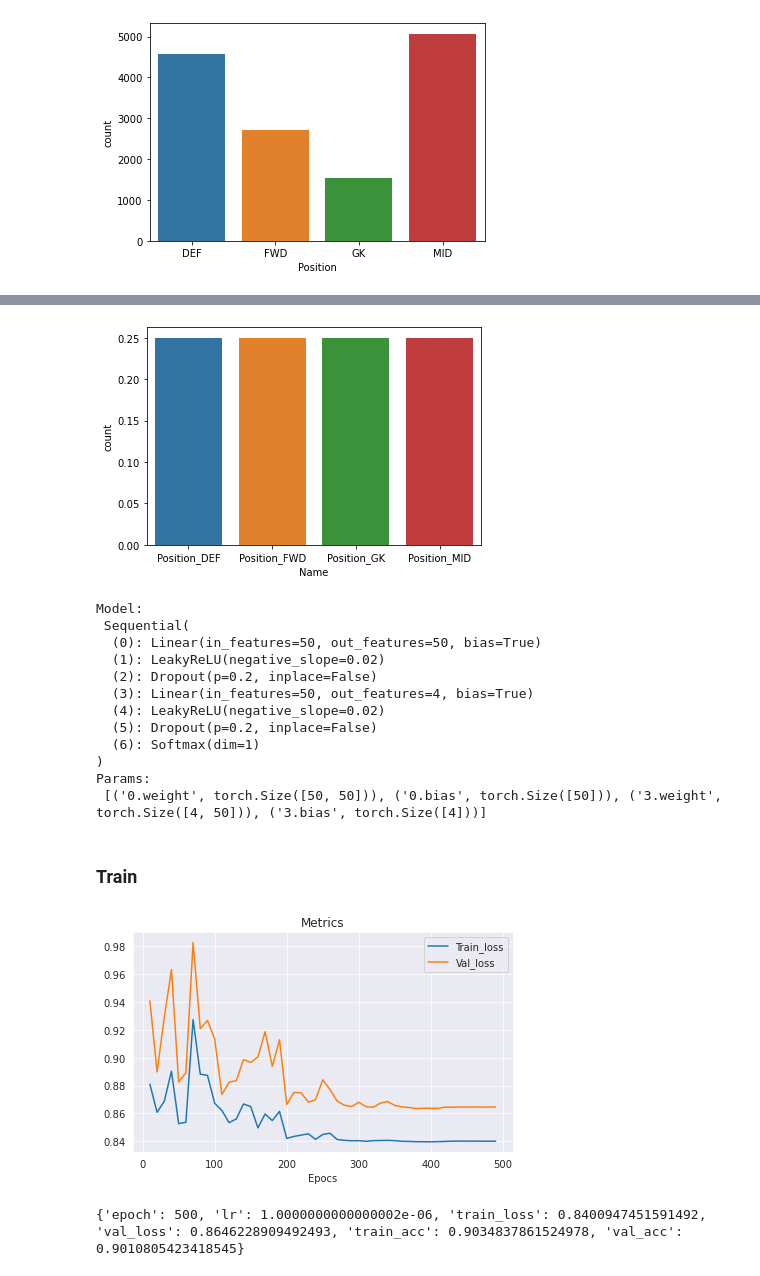
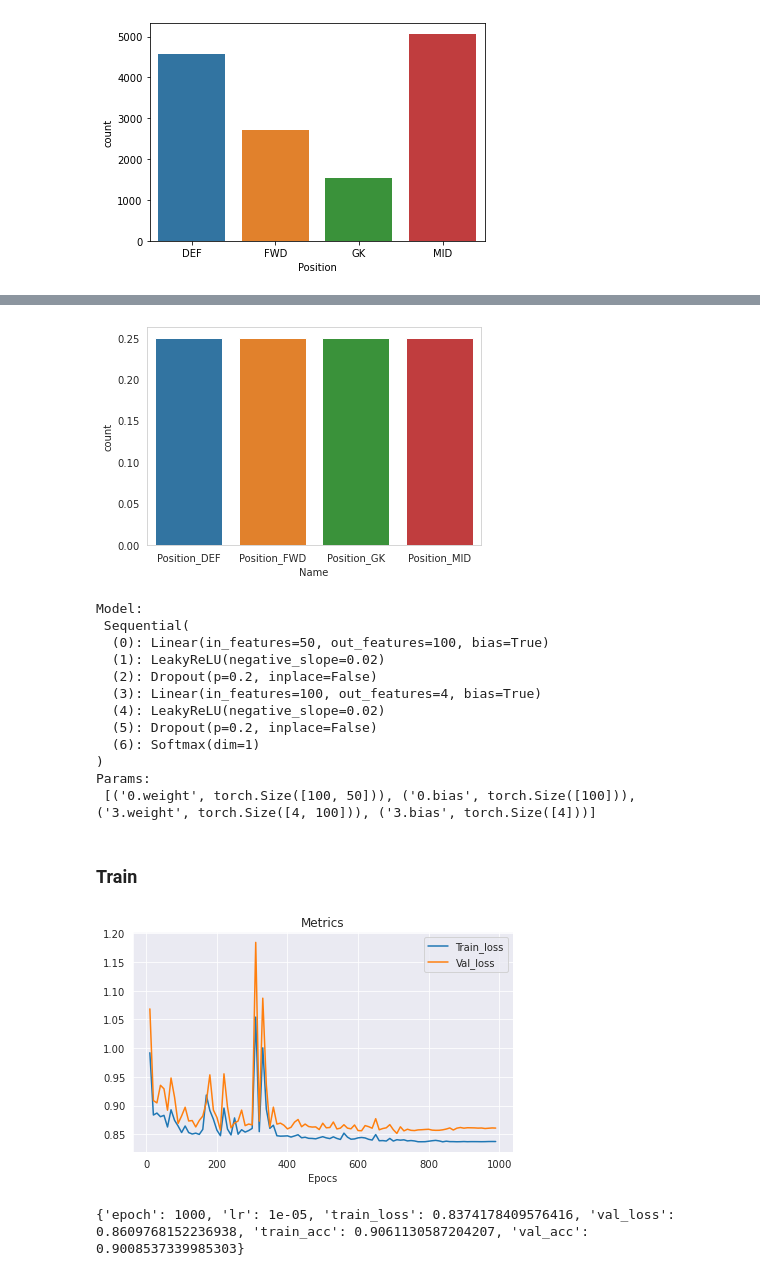
Before and after one commit to adrianmarino/datitos, a Jupyter notebook: tp2/tp2.ipynb, the cells around one changed output, grey strips where cells are left out. Drawn from its saved outputs; the diff is of its cells as text; code cells hidden in the pictures.

```diff
--- a/tp2/tp2.ipynb
+++ b/tp2/tp2.ipynb
@@ -90,7 +96,7 @@ def preprocess(df):
         features = pd.concat([features, pd.get_dummies(features[col], dummy_na=False)], axis=1)
     features = features.drop(CAL_COLS, axis=1)
 
-    target = pd.get_dummies(df[[TARGET]], dummy_na=False)
+    target = pd.get_dummies(df[[TARGET]], dummy_na=False) if TARGET in df.columns else None
 
     return features, target
 # %%
@@ -131,7 +141,7 @@ X_train_bal, y_train_bal = sampler.perform(X_train, y_train)
 # %%
 plot_array_clases_count(y_train_bal)
 # %% [output]
-[figure, old version]
+[figure, new version]
 # %%
 class MyModel(CommonModel):
     def __init__(self, n_units, lr=0.001, dropout=0.2):
@@ -139,40 +149,40 @@ class MyModel(CommonModel):
         super().__init__(model, softmax_cross_entropy_fn, Adam(model.parameters(), lr=lr), softmax_pred_out)
 # %%
 model = MyModel(
-    n_units = [X_train.shape[1], 50, y_train.shape[1]],
+    n_units = [X_train.shape[1], 100, y_train.shape[1]],
     lr      = 0.01,
     dropout = 0.2
 ).info()
 # %% [output]
 Model:
  Sequential(
-  (0): Linear(in_features=50, out_features=50, bias=True)
+  (0): Linear(in_features=50, out_features=100, bias=True)
   (1): LeakyReLU(negative_slope=0.02)
   (2): Dropout(p=0.2, inplace=False)
-  (3): Linear(in_features=50, out_features=4, bias=True)
+  (3): Linear(in_features=100, out_features=4, bias=True)
   (4): LeakyReLU(negative_slope=0.02)
   (5): Dropout(p=0.2, inplace=False)
   (6): Softmax(dim=1)
 )
 Params:
- [('0.weight', torch.Size([50, 50])), ('0.bias', torch.Size([50])), ('3.weight', torch.Size([4, 50])), ('3.bias', torch.Size([4]))]
+ [('0.weight', torch.Size([100, 50])), ('0.bias', torch.Size([100])), ('3.weight', torch.Size([4, 100])), ('3.bias', torch.Size([4]))]
 # %% [markdown]
 ### Train
 # %%
 model.fit(
     train_set    = (X_train_bal, y_train_bal),
     val_set      = (X_val, y_val),
     batch_size   = 512,
-    epochs       = 500,
+    epochs       = 1000,
     callback_set = CallbackSet([
         TrainValLossComputer(),
         TrainValAccuracyComputer(),
         PlotMetrics(metrics=['train_loss', 'val_loss']),
         Logger(metrics=['epoch', 'train_loss', 'val_loss', 'train_acc', 'val_acc', 'lr']),
-        ReduceLROnPlateau(patience=80)
+        ReduceLROnPlateau(patience=150)
     ])
 )
 # %% [output]
-[figure, old version]
+[figure, new version]
-{'epoch': 500, 'lr': 1.0000000000000002e-06, 'train_loss': 0.8400947451591492, 'val_loss': 0.8646228909492493, 'train_acc': 0.9034837861524978, 'val_acc': 0.9010805423418545}
+{'epoch': 1000, 'lr': 1e-05, 'train_loss': 0.8374178409576416, 'val_loss': 0.8609768152236938, 'train_acc': 0.9061130587204207, 'val_acc': 0.9008537339985303}
 # %% [markdown]
```
Also changed, not shown: parts of 11 cells of this notebook, 12 other files.
